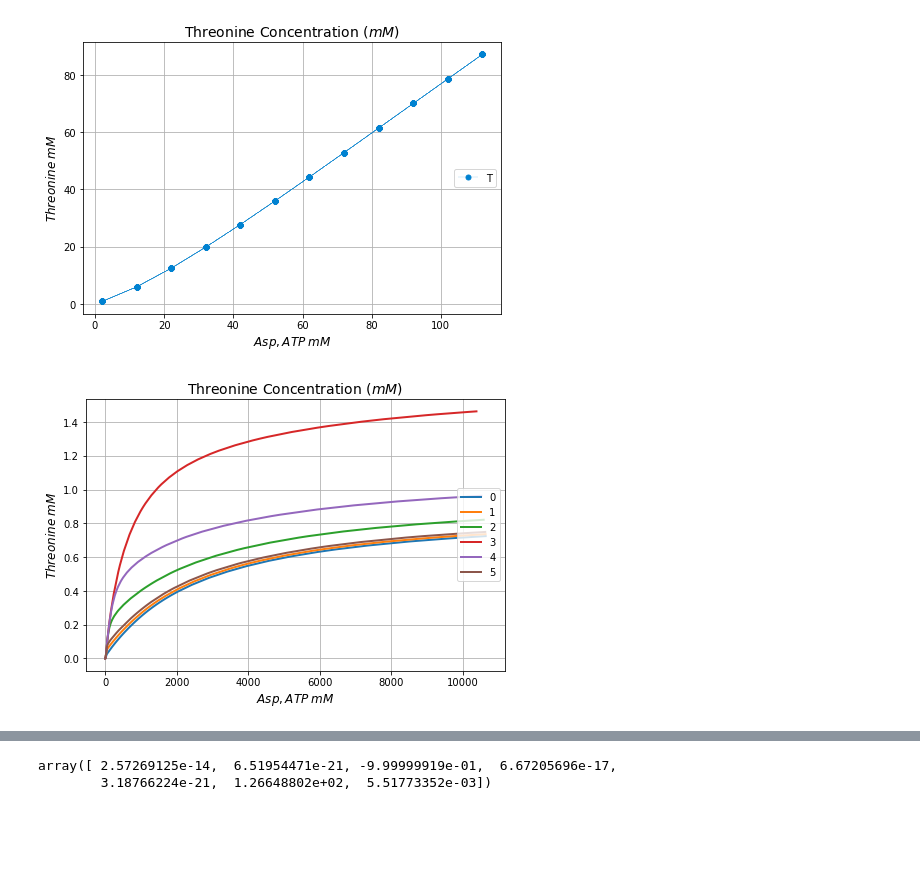
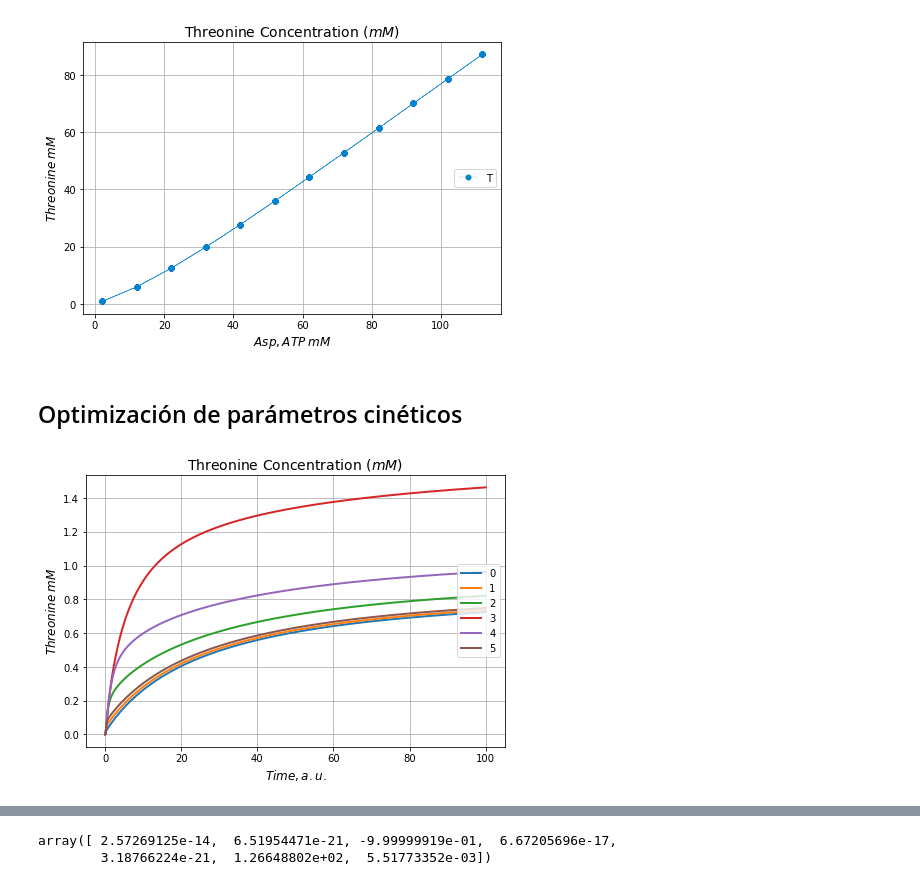
Before and after one commit to alejandrocs98/Proyectos-HCIM, a Jupyter notebook: Proyecto-01/proyecto_1.ipynb, the cells around one changed output, grey strips where cells are left out. Saved outputs shown, nothing was run; the diff lists cells and outputs as text; code cells hidden in the pictures; blank space fills up the shorter version.

```diff
--- a/Proyecto-01/proyecto_1.ipynb
+++ b/Proyecto-01/proyecto_1.ipynb
@@ -272,3 +272,5 @@ plt.legend('T',loc=5);
 plt.grid(True)
 # %% [output]
 [figure]
+# %% [markdown]
+## Optimización de parámetros cinéticos
@@ -359,7 +363,7 @@ def find_optimal_constant(constants=[0.001, 0.01, 0.1, 1.], factor=1, tmax=100.)
         # Inhibition Constants:
         global KiThrAKI
         KiThrAKI = 0.00001 + constant              # +- 0.003 mM   # Modify | 0.167
-        K1Lys = 0.01 + constant                 # +- 0.08 mM    # Modify | 0.391 # No tiene un impacto mayor
+        K1Lys = 0.391                 # +- 0.08 mM    # Modify | 0.391 # No tiene un impacto mayor
         KPi = 10.2                  # +- 1.4 mM     # Modify
         KiThr2 = 0.097              # mM            # Modify
         KiThrHK = 1.09              # mM            # Modify
@@ -376,11 +380,11 @@ d_cons_System = find_optimal_constant(constants=[0.001, 0.01, 0.1, 1., 10., 100.
 # %%
 # Aspi, AspPi,ASAi, HSi, HSPi, Thri, ATPi
 figure = plt.figure(figsize=(7.5,5))
-[plt.plot( d_cons_System[i].y[5], label=f'{i}', lw=2)  for i in range(len(d_cons_System))];
+[plt.plot(d_cons_System[i].t, d_cons_System[i].y[5], label=f'{i}', lw=2)  for i in range(len(d_cons_System))];
 plt.title(r'Threonine Concentration ($mM$)', fontsize=14);
-plt.xlabel(r'${Asp, ATP}\;mM$', fontsize=12);
+plt.xlabel(r'${Time, a.u.}$', fontsize=12);
 plt.ylabel(r'$Threonine\;mM$', fontsize=12);
 plt.legend(loc=5);
 plt.grid(True)
 # %% [output]
-[figure, old version]
+[figure, new version]
```
Also changed, not shown: parts of 7 cells of this notebook.
